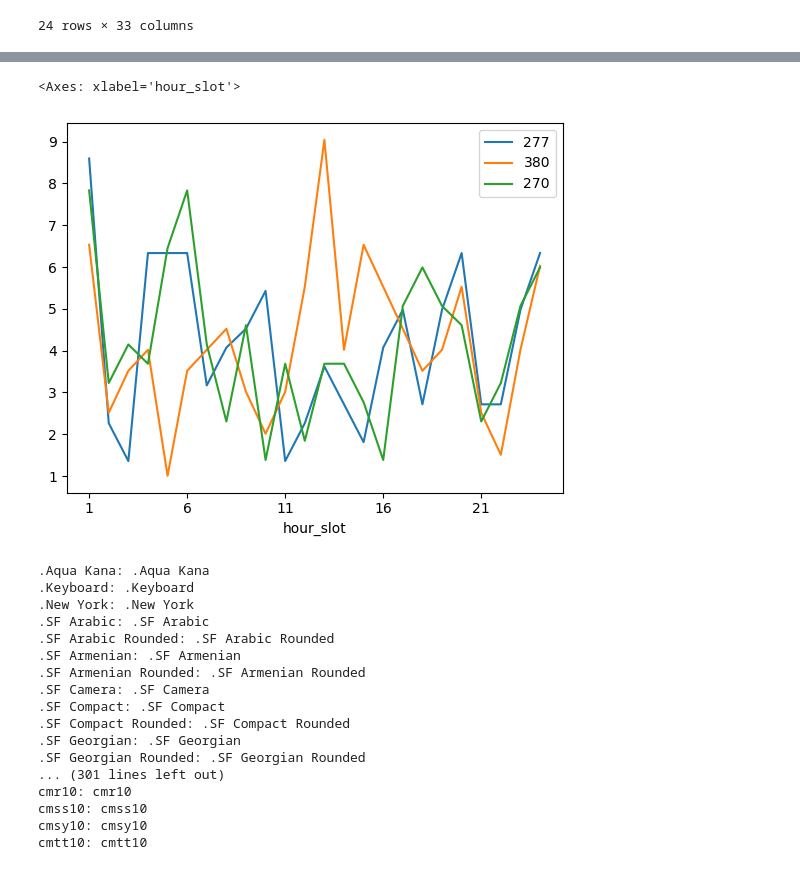
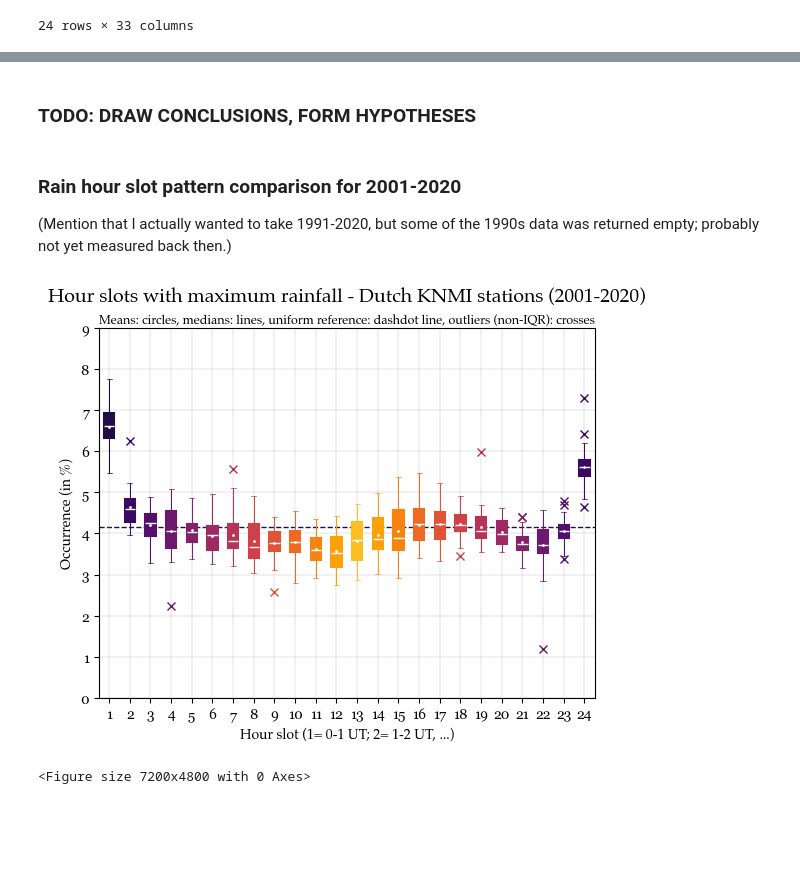
Before and after one commit to tomrooijakkers/data-science-portfolio, a Jupyter notebook: knmi-weather/02-knmi_data_visualization.ipynb, the cells around one changed output, grey strips where cells are left out. Saved outputs shown, nothing was run; the diff lists cells and outputs as text; code cells hidden in the pictures; blank space fills up the shorter version.

Commit message:
Small fixes; multi-year visualization added

```diff
--- a/knmi-weather/02-knmi_data_visualization.ipynb
+++ b/knmi-weather/02-knmi_data_visualization.ipynb
@@ -505,36 +466,43 @@ See the caveats in the documentation: https://pandas.pydata.org/pandas-docs/stab
-# %%
-df_max_rain_h_slot_pcs[var_max_stns].plot(
-    # Create a scatter plot
-    kind="line",
-)
-# %% [output]
-<Axes: xlabel='hour_slot'>
-[figure, removed]
-# %%
-import matplotlib.font_manager
-from IPython.core.display import HTML
-
-def make_html(fontname):
-    return "<p>{font}: <span style='font-family:{font}; font-size: 24px;'>{font}</p>".format(font=fontname)
-
-code = "\n".join([make_html(font) for font in sorted(set([f.name for f in matplotlib.font_manager.fontManager.ttflist]))])
-
-HTML("<div style='column-count: 2;'>{}</div>".format(code))
-# %% [output]
-.Aqua Kana: .Aqua Kana
-.Keyboard: .Keyboard
-.New York: .New York
-.SF Arabic: .SF Arabic
-.SF Arabic Rounded: .SF Arabic Rounded
-.SF Armenian: .SF Armenian
-.SF Armenian Rounded: .SF Armenian Rounded
-.SF Camera: .SF Camera
-.SF Compact: .SF Compact
-.SF Compact Rounded: .SF Compact Rounded
-.SF Georgian: .SF Georgian
-.SF Georgian Rounded: .SF Georgian Rounded
-... (301 lines left out)
-cmr10: cmr10
-cmss10: cmss10
-cmsy10: cmsy10
-cmtt10: cmtt10
+# %% [markdown]
+### TODO: DRAW CONCLUSIONS, FORM HYPOTHESES
+# %% [markdown]
+### Rain hour slot pattern comparison for 2001-2020
+
+(Mention that I actually wanted to take 1991-2020, but some of the 1990s data was returned empty; probably not yet measured back then.)
+# %%
+%matplotlib inline
+import matplotlib.pyplot as plt
+
+df_h_list = []
+
+# Fetch KNMI data year by year to prevent service overflow
+for yr in range(2001, 2021):
+    df_h_test = (knmi_meteo_visualize
+                 .knmi_hourslot_percentage_df(start_date=datetime.date(yr, 1, 1),
+                                              end_date=datetime.date(yr, 12, 31),
+                                              return_as_counts=True))
+    df_h_list.append(df_h_test)
+
+# Use a reduce function to sum all count-dfs from the result list at once
+df_h_cts = reduce(lambda x, y: x.add(y, fill_value=0), df_h_list)
+
+# Convert the summed counts to percentages (apply over columns)
+df_h = df_h_cts.apply(lambda x: 100 * x / x.sum(), axis=1)
+
+# Create boxplot of maximum rainfall occurrence per hour slot
+title_txt = "Hour slots with maximum rainfall - Dutch KNMI stations (2001-2020)"
+subtitle_txt = ("Means: circles, medians: lines, uniform reference: dashdot line,"
+                " outliers (non-IQR): crosses")
+
+ax = knmi_meteo_visualize.cyclic_hourslot_boxplot(df_h, title_text=title_txt,
+                                                  subtitle_text=subtitle_txt)
+
+# Set high-quality DPI for optimal sharpness
+fig = plt.figure(figsize=(12, 8), dpi=600)
+fig.axes.append(ax)
+
+# Finally, show the plot
+plt.show()
+# %% [output]
+[figure, added]
+<Figure size 7200x4800 with 0 Axes>
```
Also changed, not shown: parts of 10 cells of this notebook, 1 other file.
